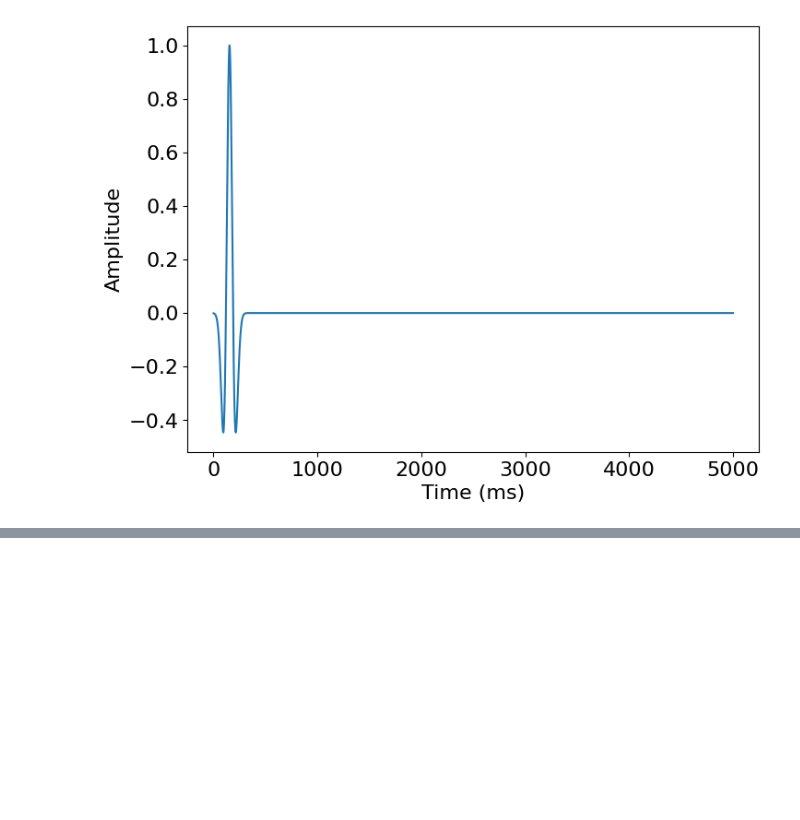
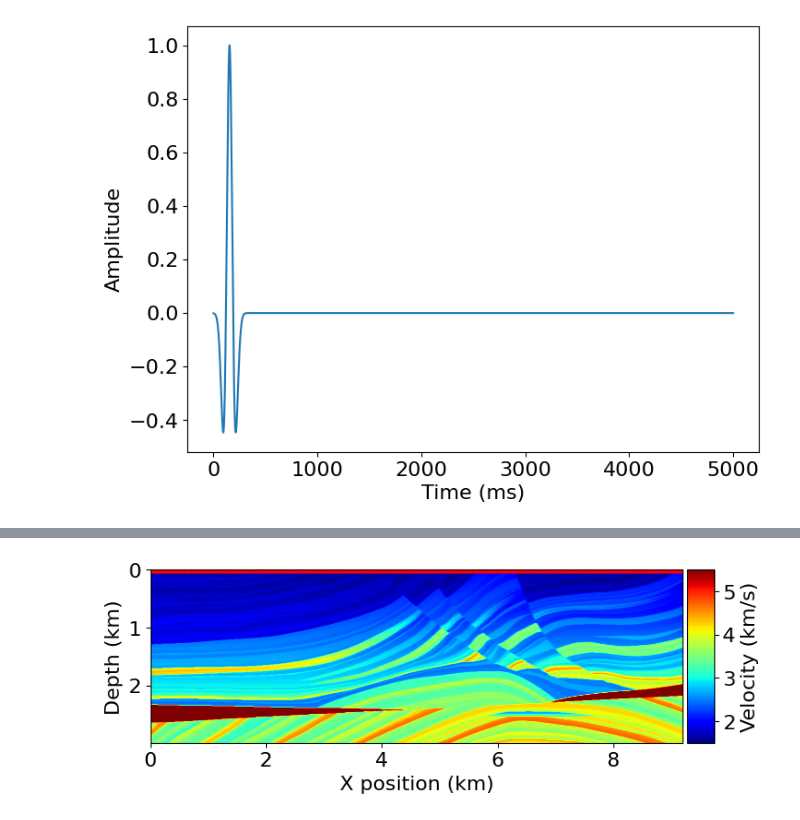
Before and after one commit to joaopaulomo/code_rtm_implemnte, a Jupyter notebook: rtm_implement.ipynb, the cells around one changed output, grey strips where cells are left out. Saved outputs shown, nothing was run; the diff lists cells and outputs as text; code cells hidden in the pictures; blank space fills up the shorter version.

```diff
--- a/rtm_implement.ipynb
+++ b/rtm_implement.ipynb
@@ -83,0 +117,8 @@ plot_shotrecord(smooth_d.data - true_d.data, model, t0, tn)
+# %%
+source_locations = np.empty((nshots, 2), dtype=np.float32)
+source_locations[:, 0] = np.linspace(0., model.domain_size[0], num=nshots)
+source_locations[:, 1] = 1
+
+plot_velocity(model, source=source_locations)
+# %% [output]
+[figure, added]
```
Also changed, not shown: parts of 15 cells of this notebook.
